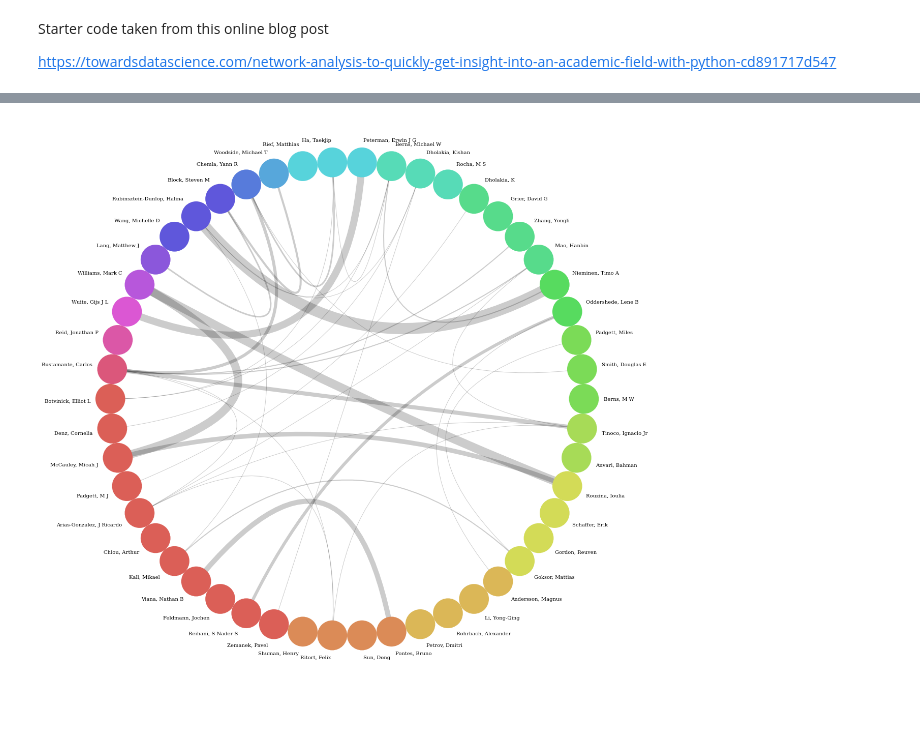
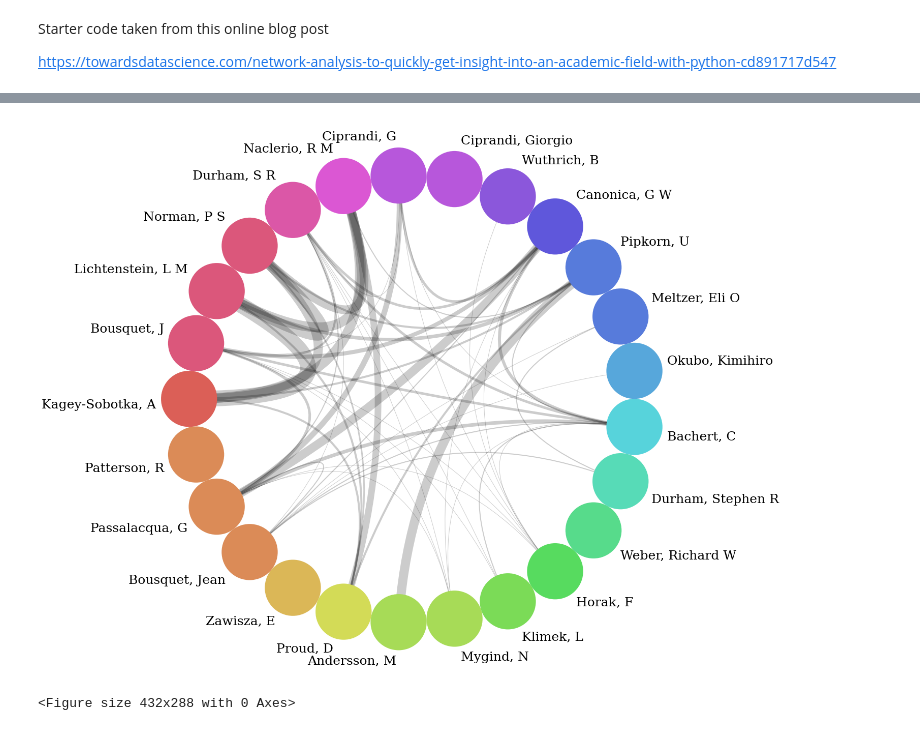
Before and after one commit to awyeh64/Scholarly_Recommender, a Jupyter notebook: notebooks/scratchwork/entrez_scratchwork.ipynb, the cells around one changed output, grey strips where cells are left out. Saved outputs shown, nothing was run; the diff lists cells and outputs as text; code cells hidden in the pictures.

```diff
--- a/notebooks/scratchwork/entrez_scratchwork.ipynb
+++ b/notebooks/scratchwork/entrez_scratchwork.ipynb
@@ -7,10 +7,9 @@ from Bio import Entrez
 from Bio import Medline
 from tqdm import tqdm
 
-# Change this email to your email address
 Entrez.email = "awyeh450471@gmail.com"
 
-keyword = "optical trap"
+keyword = "hay fever"
 
 result = Entrez.read(Entrez.esearch(db="pubmed", retmax=10, term=keyword))
 print(
@@ -19,7 +18,6 @@ print(
     )
 )
 
-# Fetch all ids
 MAX_COUNT = result["Count"]
 result = Entrez.read(
     Entrez.esearch(db="pubmed", retmax=result["Count"], term=keyword)
@@ -130,32 +157,35 @@ df_graph.columns = ["From", "To", "Count"]
 G = nx.from_pandas_edgelist(
     df_graph, source="From", target="To", edge_attr="Count"
 )
 
 # Limit to TOP 50 authors
 top50authors = pd.DataFrame.from_records(
-    Counter(authors_flat).most_common(50), columns=["Name", "Count"]
+    Counter(authors_flat).most_common(25), columns=["Name", "Count"]
 )
 
 top50_nodes = (n for n in list(G.nodes()) if n in list(top50authors["Name"]))
 
 G_50 = G.subgraph(top50_nodes)
 
 for n in G_50.nodes():
     G_50.nodes[n]["publications"] = int(
         top50authors[top50authors["Name"] == n]["Count"]
     )
 
 
 c = CircosPlot(
     G_50,
     dpi=600,
     node_grouping="publications",
     edge_width="Count",
     figsize=(20, 20),
     node_color="publications",
     node_labels=True,
+    fontsize = 25
 )
 c.draw()
 plt.show()
+plt.savefig('author_connections.png', dpi=300, bbox_inches='tight', transparent = True)
 # %% [output]
-[figure, old version]
+[figure, new version]
+<Figure size 432x288 with 0 Axes>
```
Also changed, not shown: parts of 12 cells of this notebook, 12 other files.
